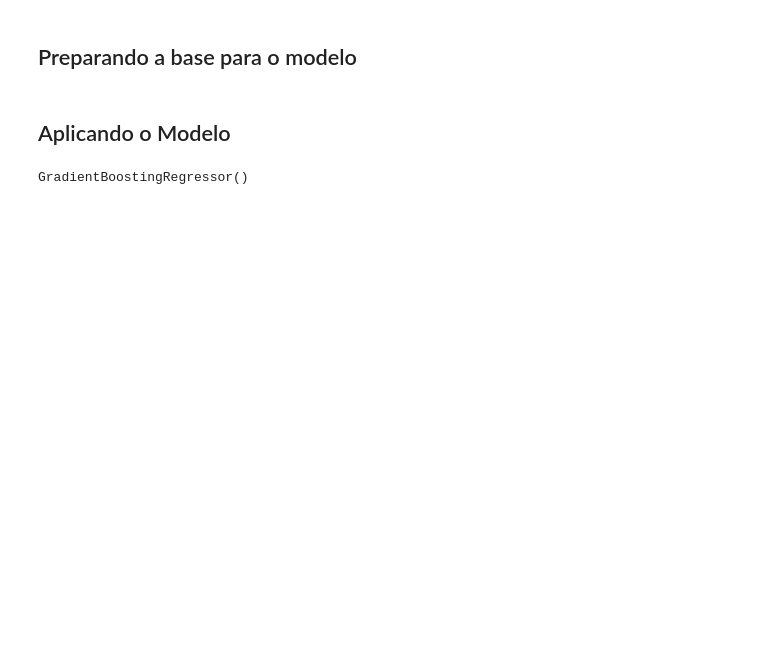
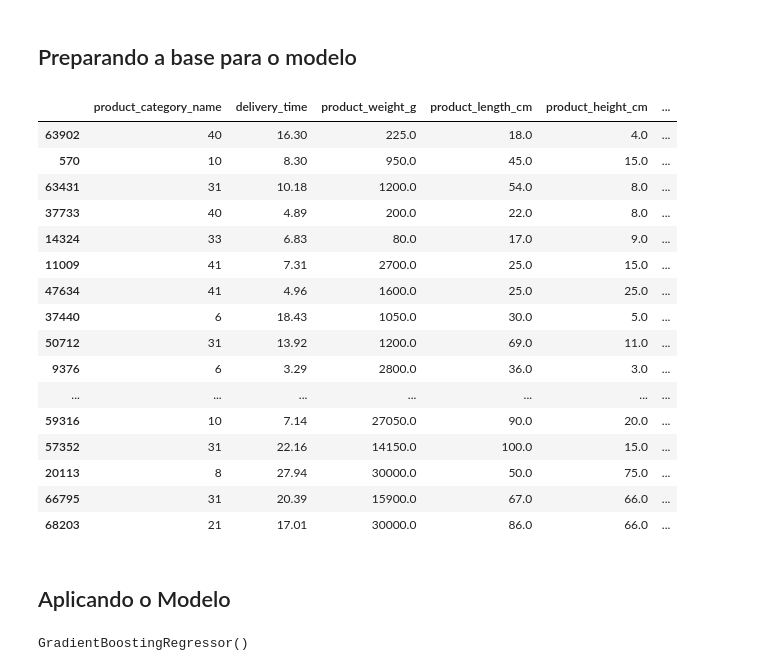
Before and after one commit to mateusono1/De-Company, a Jupyter notebook: Modelos/GradientBoost.ipynb, the cells around one changed output. Drawn from its saved outputs; the diff is of its cells as text; code cells hidden in the pictures; blank space fills up the shorter version.

```diff
--- a/Modelos/GradientBoost.ipynb
+++ b/Modelos/GradientBoost.ipynb
@@ -22,3 +36,23 @@ df["product_category_name"]=df["product_category_name"].cat.codes
+# %%
+df[df["freight_value"]>sup].sort_values(by="freight_value",ascending=False).head(50)
+# %% [output]
+|  | product_category_name | delivery_time | product_weight_g | product_length_cm | product_height_cm | ... |
+| 63902 | 40 | 16.30 | 225.0 | 18.0 | 4.0 | ... |
+| 570 | 10 | 8.30 | 950.0 | 45.0 | 15.0 | ... |
+| 63431 | 31 | 10.18 | 1200.0 | 54.0 | 8.0 | ... |
+| 37733 | 40 | 4.89 | 200.0 | 22.0 | 8.0 | ... |
+| 14324 | 33 | 6.83 | 80.0 | 17.0 | 9.0 | ... |
+| 11009 | 41 | 7.31 | 2700.0 | 25.0 | 15.0 | ... |
+| 47634 | 41 | 4.96 | 1600.0 | 25.0 | 25.0 | ... |
+| 37440 | 6 | 18.43 | 1050.0 | 30.0 | 5.0 | ... |
+| 50712 | 31 | 13.92 | 1200.0 | 69.0 | 11.0 | ... |
+| 9376 | 6 | 3.29 | 2800.0 | 36.0 | 3.0 | ... |
+| ... | ... | ... | ... | ... | ... | ... |
+| 59316 | 10 | 7.14 | 27050.0 | 90.0 | 20.0 | ... |
+| 57352 | 31 | 22.16 | 14150.0 | 100.0 | 15.0 | ... |
+| 20113 | 8 | 27.94 | 30000.0 | 50.0 | 75.0 | ... |
+| 66795 | 31 | 20.39 | 15900.0 | 67.0 | 66.0 | ... |
+| 68203 | 21 | 17.01 | 30000.0 | 86.0 | 66.0 | ... |
 # %% [markdown]
 ## Aplicando o Modelo
 # %%
```
Also changed, not shown: parts of 17 cells of this notebook, 3 other files.
